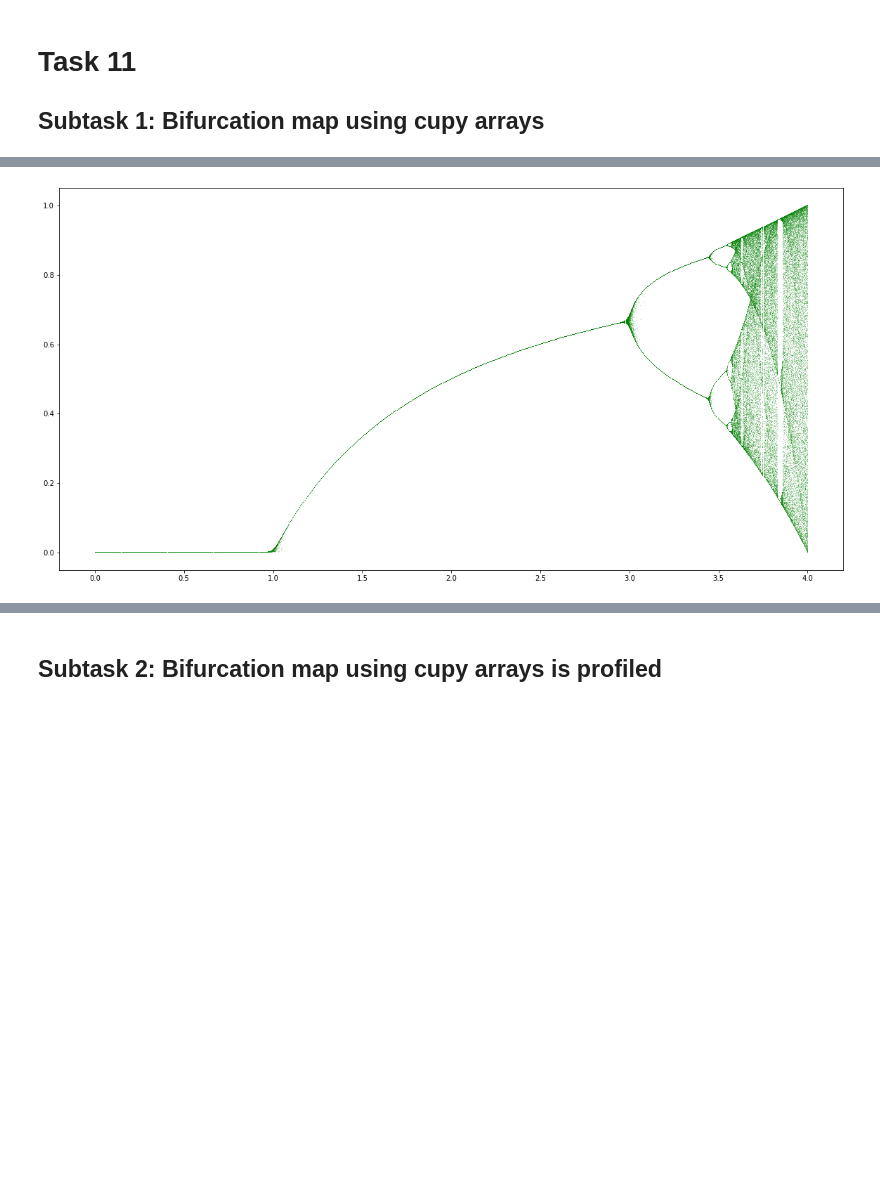
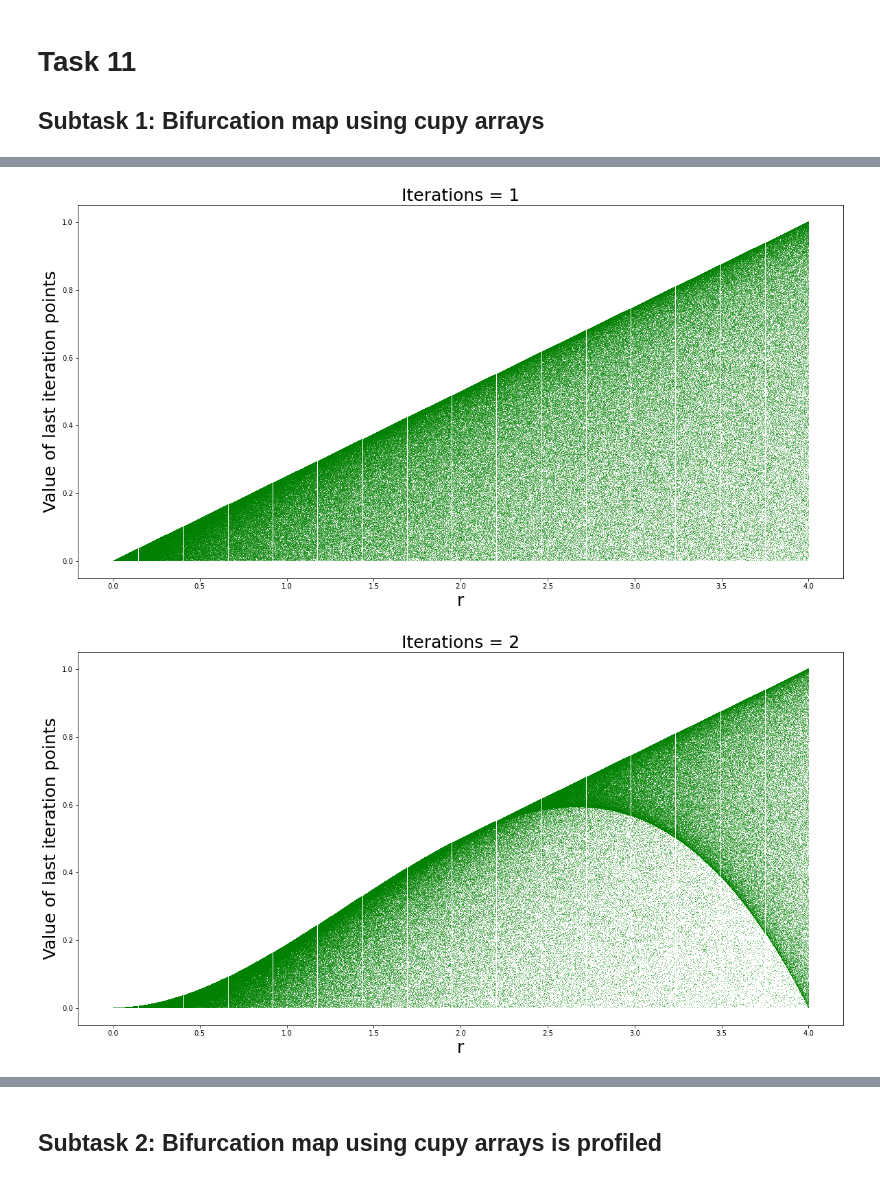
Before and after one commit to Skrikunov/HPPL_2020, a Jupyter notebook: Task 11: Bifurcation map using Cupy/Bifurcation map using Cupy.ipynb, the cells around one changed output, grey strips where cells are left out. Drawn from its saved outputs; the diff is of its cells as text; code cells hidden in the pictures; blank space fills up the shorter version.

```diff
--- a/Task 11: Bifurcation map using Cupy/Bifurcation map using Cupy.ipynb
+++ b/Task 11: Bifurcation map using Cupy/Bifurcation map using Cupy.ipynb
@@ -4,7 +61,9 @@
 # %%
+%pylab inline
+
 import cupy as cp
-import numpy as np
-import matplotlib.pyplot as plt
+# import numpy as np
+# import matplotlib.pyplot as plt
 from numba import cuda
 
 def CuPu_bifurcation(points_r = 1000, points_y = 1000, start_r = 0, end_r = 4, maxiter = 1000, plot = True):
@@ -47,10 +106,13 @@ def CuPu_bifurcation(points_r = 1000, points_y = 1000, start_r = 0, end_r = 4, m
         fig = plt.figure(figsize=(20, 10))
         for j in range (1):
             plt.plot(linspaceR_2d[1:499,0:].get(), init[1:499,0:].get(),',',color ='g',alpha=.28)
+        plt.title("Iterations = " + str(maxiter), fontsize=25)
+        plt.xlabel("r", fontsize=25)
+        plt.ylabel("Value of last iteration points", fontsize=25)
         plt.close()
         return fig
     else:
         return None
 
-CuPu_bifurcation(points_r = 1000, points_y = 500, start_r = 0, end_r = 4, maxiter = 10, plot = True)
+CuPu_bifurcation(points_r = 1000, points_y = 500, start_r = 0, end_r = 4, maxiter = 100, plot = True)
 # %% [output]
@@ -62,29 +125,34 @@ CuPu_bifurcation(points_r = 1000, points_y = 500, start_r = 0, end_r = 4, maxite
 # %%
 def CuPu_bifurcation(points_r = 1000, points_y = 1000, start_r = 0, end_r = 4, maxiter = 1000, plot = True):
 
     # creating 2d linspace of R:
     multiplier = cp.ones([points_y,1])
     linspaceR_1d = cp.linspace(start_r, end_r, points_r).reshape([1,points_r])
     linspaceR_2d = multiplier @ linspaceR_1d
 
     # init conditions (all values of x or absolutely random)
     init_conditions = cp.random.rand(linspaceR_2d.shape[0], linspaceR_2d.shape[1])
 #     init_conditions =  cp.linspace(1, 0, points_y).reshape([points_y,1]) @ cp.ones([1,points_r])
 
     # recursive algorithm
     init = init_conditions
     for i in range(maxiter):
             init = init * linspaceR_2d * (1 - init)
 
     if plot == True:
         fig = plt.figure(figsize=(20, 10))
         for j in range (1):
-            plt.plot(linspaceR_2d[1:499,0:].get(), init[1:499,0:].get(),',',color ='g',alpha=.28)
-        plt.close()
+            plt.plot(linspaceR_2d[1:499,0:].get(), init[1:499,0:].get(),',',color ='g',alpha=.5)
+        plt.title("Iterations = " + str(maxiter), fontsize=25)
+        plt.xlabel("r", fontsize=25)
+        plt.ylabel("Value of last iteration points", fontsize=25)
+#         plt.close()
         return fig
     else:
         return None
 
-CuPu_bifurcation(points_r = 1000, points_y = 1000, start_r = 0, end_r = 4, maxiter = 100, plot = True)
+for iters in [1,2,3,5,10,20,50,100,250]:
+    CuPu_bifurcation(points_r = 1000, points_y = 1000, start_r = 0, end_r = 4, maxiter = iters, plot = True)
 # %% [output]
-[figure, old version]
+[figure, new version]
+[figure, added]
```
Also changed, not shown: parts of 15 cells of this notebook.
